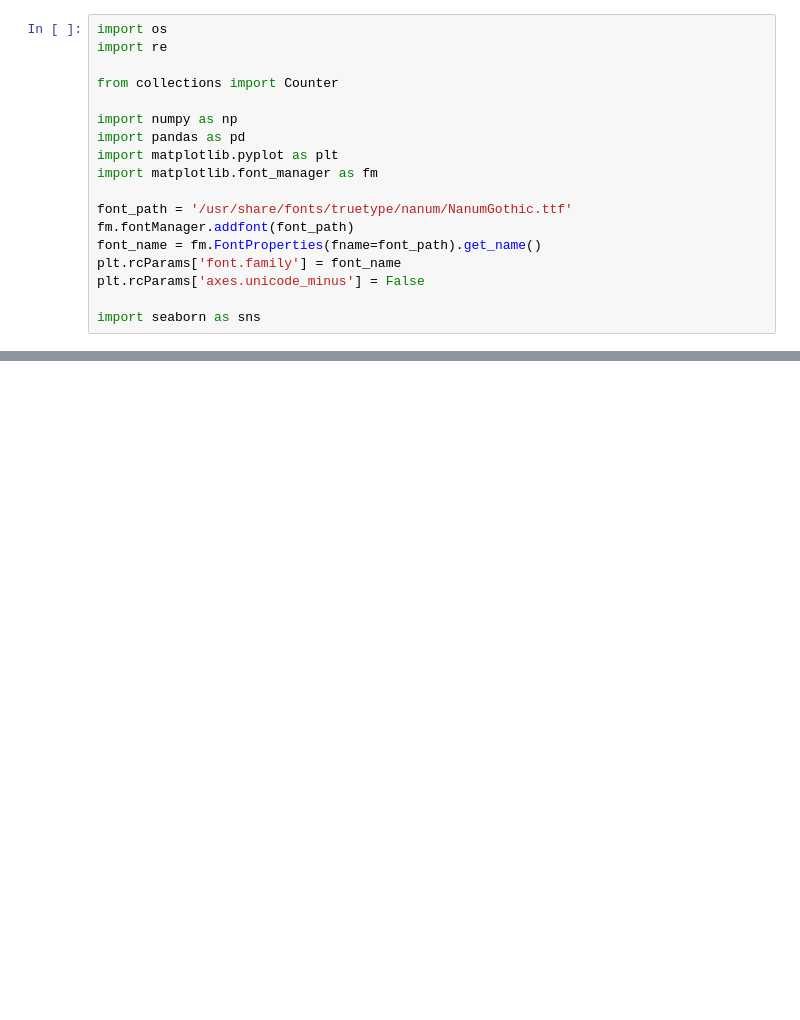
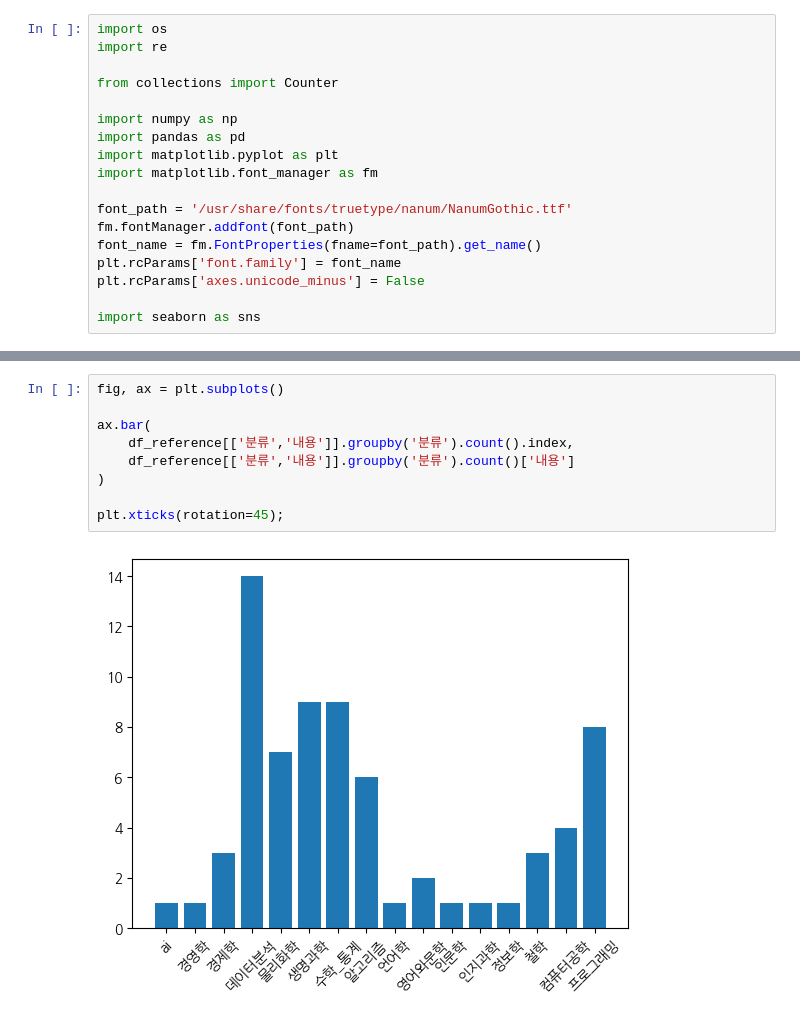
Before and after one commit to Song-Juntae/references, a Jupyter notebook: 기타/reference.ipynb, the cells around one changed output, grey strips where cells are left out. Saved outputs shown, nothing was run; the diff lists cells and outputs as text; blank space fills up the shorter version.

```diff
--- a/기타/reference.ipynb
+++ b/기타/reference.ipynb
@@ -51,0 +91,11 @@ os.listdir('/home/sjt/space/github/references/과학기술')
+# %%
+fig, ax = plt.subplots()
+
+ax.bar(
+    df_reference[['분류','내용']].groupby('분류').count().index,
+    df_reference[['분류','내용']].groupby('분류').count()['내용']
+)
+
+plt.xticks(rotation=45);
+# %% [output]
+[figure, added]
```
Also changed, not shown: parts of 4 cells of this notebook, 1 other file.
